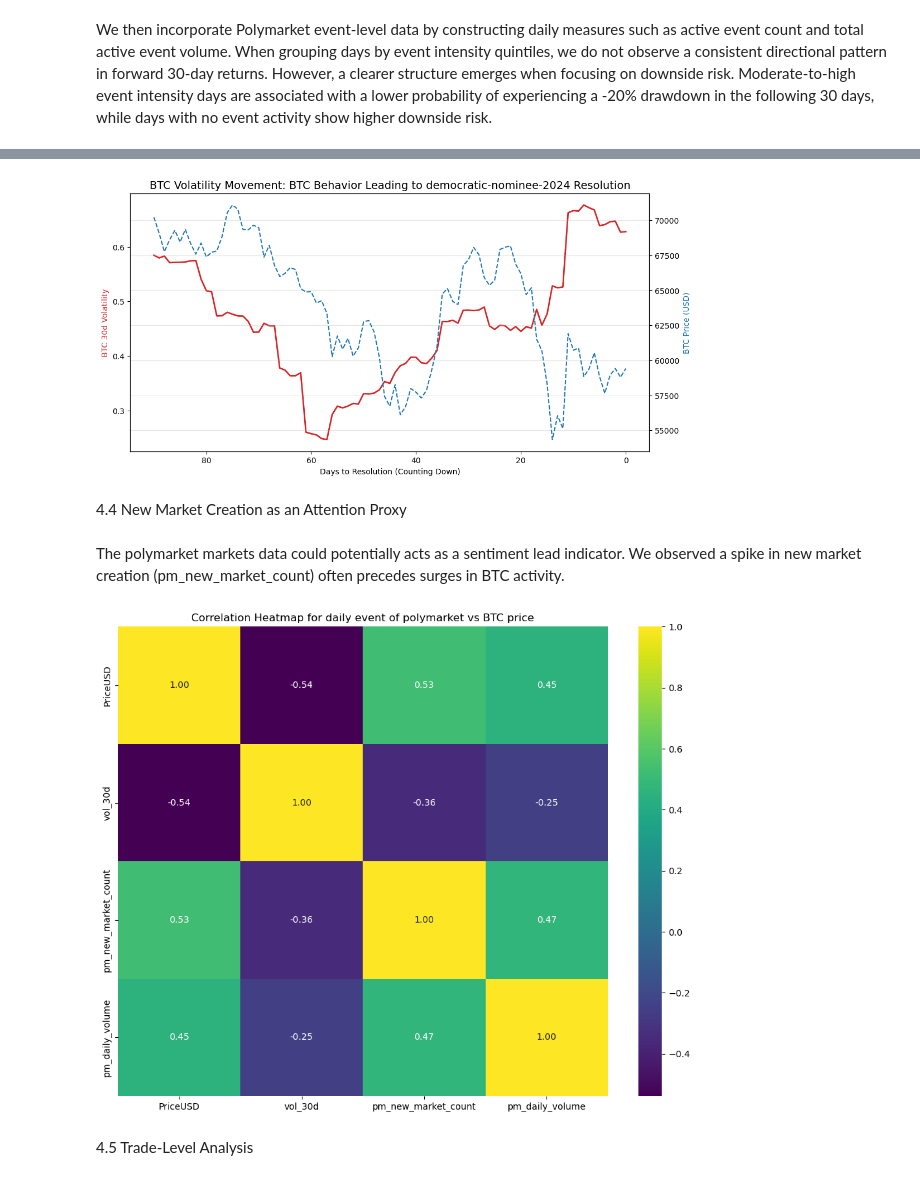
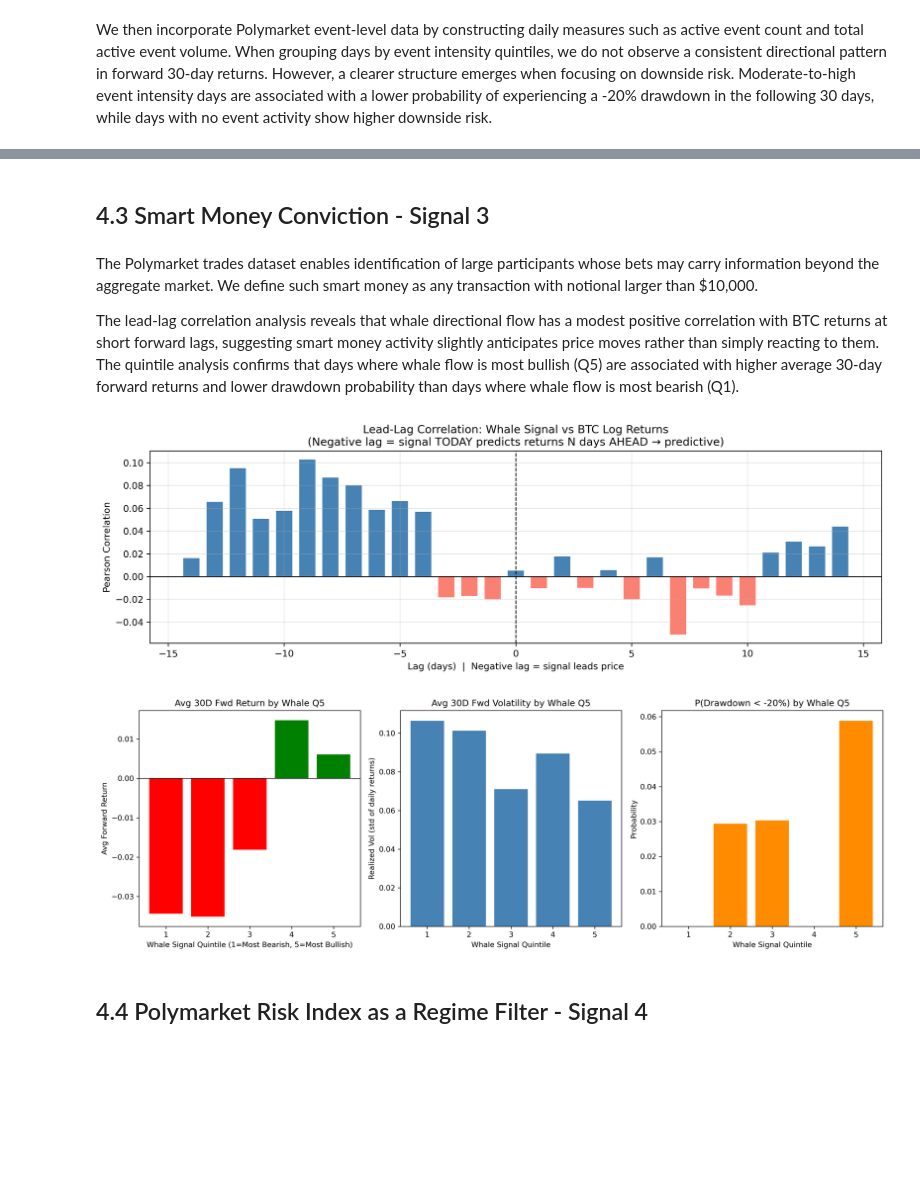
Before and after one commit to shuangvely/bitcoin-analytics-capstone-sp26-team08, a Jupyter notebook: eda/EDA_Executive.ipynb, the cells around one changed output, grey strips where cells are left out. Drawn from its saved outputs; the diff is of its cells as text; code cells hidden in the pictures; blank space fills up the shorter version.

Commit message:
finalize EDA executive and modify template for data loading

```diff
--- a/eda/EDA_Executive.ipynb
+++ b/eda/EDA_Executive.ipynb
@@ -133,15 +135,15 @@ display(Image("plots/BTCPriceMacroWindow.png"))
-# %%
-display(Image("plots/BTCVolMovement.png", width=600))
-# %% [output]
-[figure, removed]
 # %% [markdown]
-4.4 New Market Creation as an Attention Proxy
+## 4.3 Smart Money Conviction - Signal 3
 # %% [markdown]
-The polymarket markets data could potentially acts as a sentiment lead indicator. We observed a spike in new market creation (pm_new_market_count) often precedes surges in BTC activity.
+The Polymarket trades dataset enables identification of large participants whose bets may carry information beyond the aggregate market. We define such smart money as any transaction with notional larger than $10,000.
+
+The lead-lag correlation analysis reveals that whale directional flow has a modest positive correlation with BTC returns at short forward lags, suggesting smart money activity slightly anticipates price moves rather than simply reacting to them. The quintile analysis confirms that days where whale flow is most bullish (Q5) are associated with higher average 30-day forward returns and lower drawdown probability than days where whale flow is most bearish (Q1).
 # %%
-display(Image("plots/PMNewBTC.png", width=600))
+display(Image("plots/whale_lead_lag_correlation.png", width=800))
+display(Image("plots/whale_quintile_forward_metrics.png", width=800))
 # %% [output]
-[figure, old version]
+[figure, new version]
+[figure, added]
 # %% [markdown]
-4.5 Trade-Level Analysis
+## 4.4 Polymarket Risk Index as a Regime Filter - Signal 4
 # %% [markdown]
```
Also changed, not shown: parts of 33 cells of this notebook, 3 other files.
